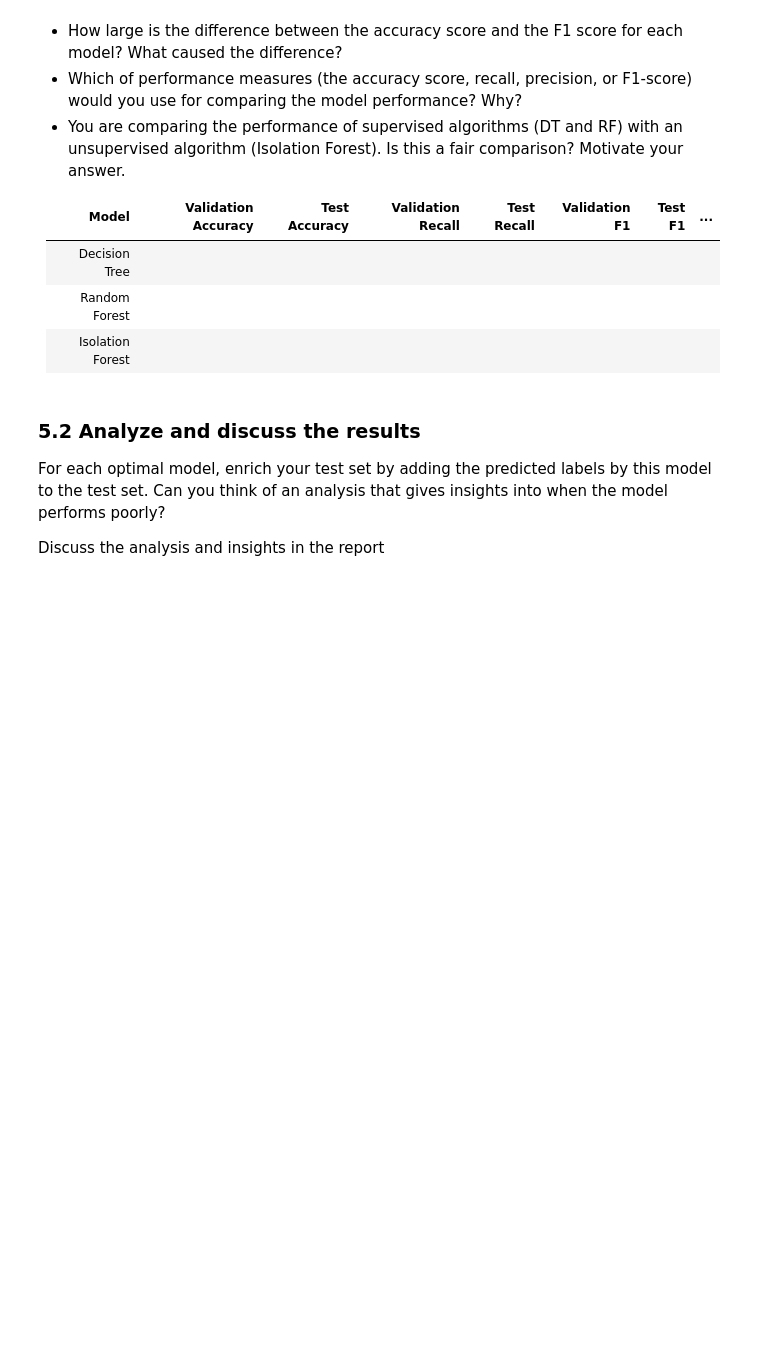
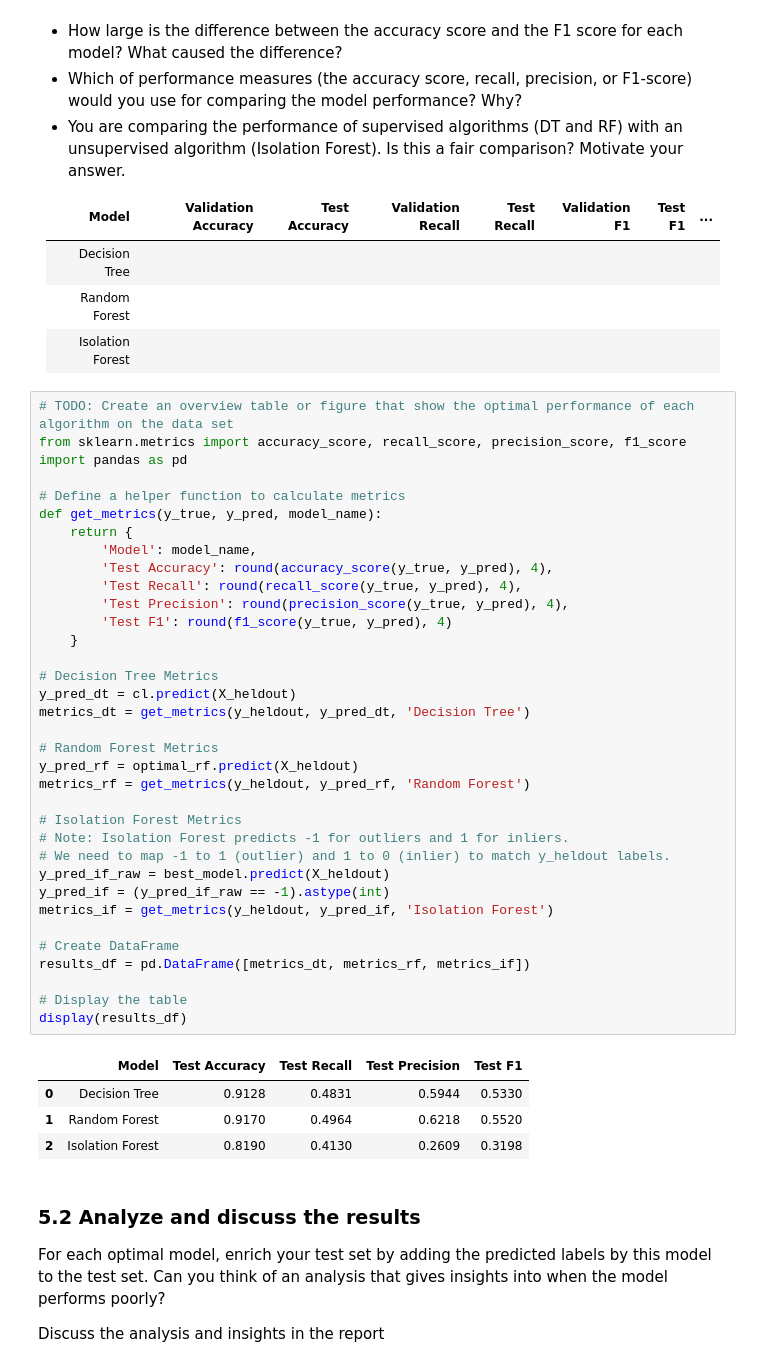
Before and after one commit to Zi-lon/Applications-of-machine-learning, a Jupyter notebook: Assignment 1/Assignment 1.ipynb, the cells around one changed output. Saved outputs shown, nothing was run; the diff lists cells and outputs as text; blank space fills up the shorter version.

Commit message:
feat: task 5, bonus tasks and prediction challenge

```diff
--- a/Assignment 1/Assignment 1.ipynb
+++ b/Assignment 1/Assignment 1.ipynb
@@ -792,6 +792,46 @@ Discuss your findings in the report and reflect on the following questions:
 |   Decision Tree        |  |  | | | | |
 |   Random Forest  |  |  | || | |
 |   Isolation Forest        |  |  | || | |
+# %%
+# TODO: Create an overview table or figure that show the optimal performance of each algorithm on the data set
+from sklearn.metrics import accuracy_score, recall_score, precision_score, f1_score
+import pandas as pd
+
+# Define a helper function to calculate metrics
+def get_metrics(y_true, y_pred, model_name):
+    return {
+        'Model': model_name,
+        'Test Accuracy': round(accuracy_score(y_true, y_pred), 4),
+        'Test Recall': round(recall_score(y_true, y_pred), 4),
+        'Test Precision': round(precision_score(y_true, y_pred), 4),
+        'Test F1': round(f1_score(y_true, y_pred), 4)
+    }
+
+# Decision Tree Metrics
+y_pred_dt = cl.predict(X_heldout)
+metrics_dt = get_metrics(y_heldout, y_pred_dt, 'Decision Tree')
+
+# Random Forest Metrics
+y_pred_rf = optimal_rf.predict(X_heldout)
+metrics_rf = get_metrics(y_heldout, y_pred_rf, 'Random Forest')
+
+# Isolation Forest Metrics
+# Note: Isolation Forest predicts -1 for outliers and 1 for inliers.
+# We need to map -1 to 1 (outlier) and 1 to 0 (inlier) to match y_heldout labels.
+y_pred_if_raw = best_model.predict(X_heldout)
+y_pred_if = (y_pred_if_raw == -1).astype(int)
+metrics_if = get_metrics(y_heldout, y_pred_if, 'Isolation Forest')
+
+# Create DataFrame
+results_df = pd.DataFrame([metrics_dt, metrics_rf, metrics_if])
+
+# Display the table
+display(results_df)
+# %% [output]
+|  | Model | Test Accuracy | Test Recall | Test Precision | Test F1 |
+| 0 | Decision Tree | 0.9128 | 0.4831 | 0.5944 | 0.5330 |
+| 1 | Random Forest | 0.9170 | 0.4964 | 0.6218 | 0.5520 |
+| 2 | Isolation Forest | 0.8190 | 0.4130 | 0.2609 | 0.3198 |
 # %% [markdown]
 ### 5.2 Analyze and discuss the results
 
```
Also changed, not shown: parts of 14 cells of this notebook, 3 other files.
